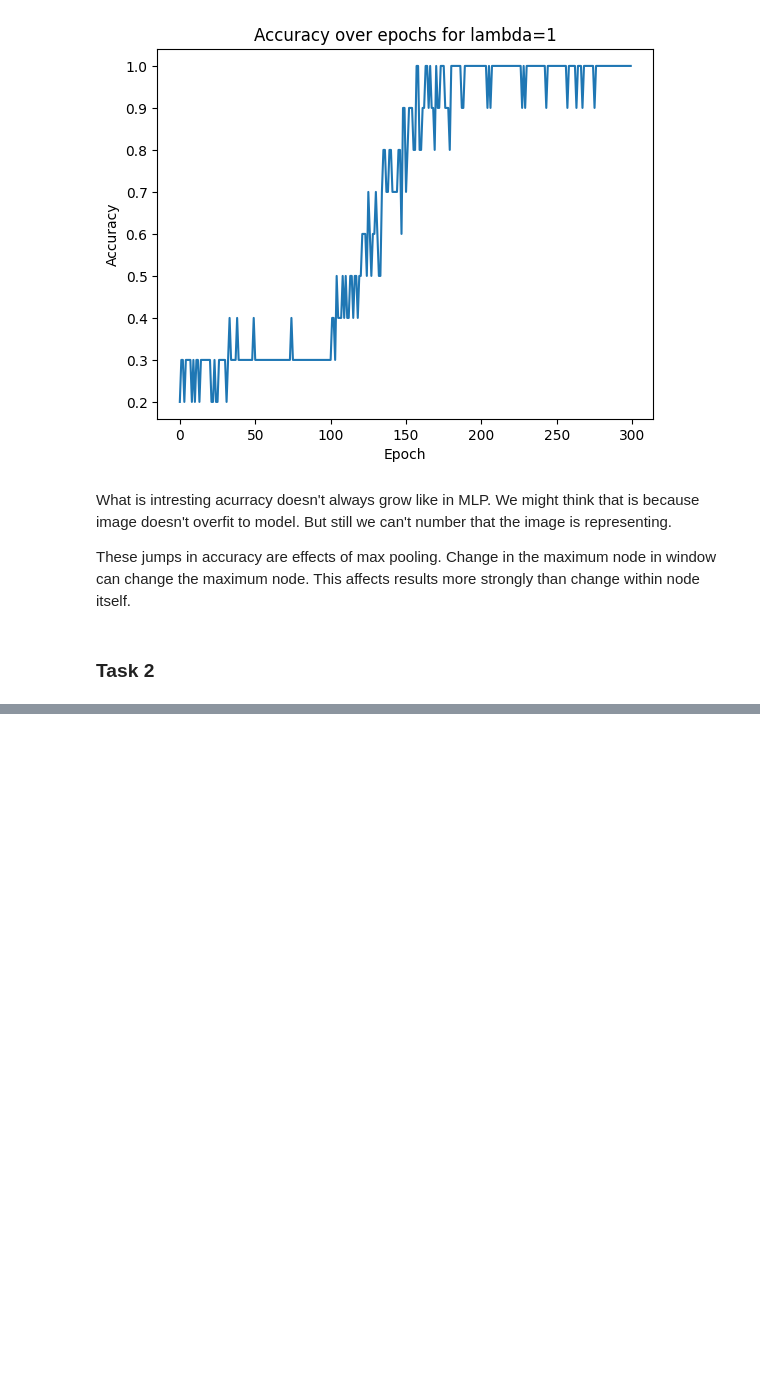
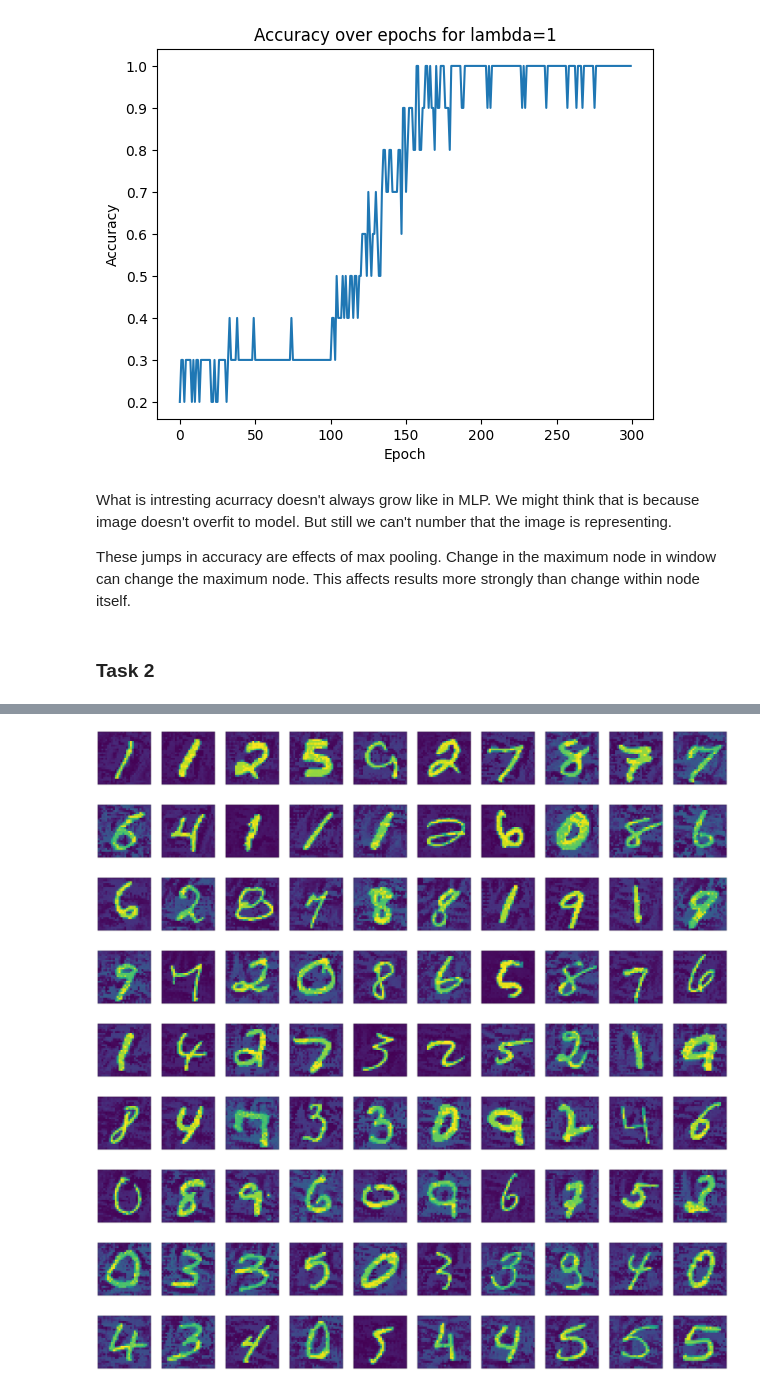
Before and after one commit to kussy29/machine_learning, a Jupyter notebook: lab10_convolutional_neural_network_cnn.ipynb, the cells around one changed output, grey strips where cells are left out. Drawn from its saved outputs; the diff is of its cells as text; code cells hidden in the pictures; blank space fills up the shorter version.

```diff
--- a/lab10_convolutional_neural_network_cnn.ipynb
+++ b/lab10_convolutional_neural_network_cnn.ipynb
@@ -333,11 +329,16 @@ while i<90:
     found_digits[label]+=1
     targets[i]=label
     i+=1
-fake_targets=[]
+fake_targets_possible=[]
 for i in range(10):
   possible=list(range(10))
   possible.remove(i)
-  fake_targets+=possible
+  fake_targets_possible.append(possible)
+
+fake_targets=[]
+for i in range(90):
+  fake_targets_index=fake_targets_possible[targets[i]].pop()
+  fake_targets.append(fake_targets_index)
 
 fake_targets=torch.LongTensor(fake_targets)
 targets=torch.LongTensor(targets)
@@ -470,0 +462,24 @@ SyntaxError: invalid syntax (<ipython-input-54-76eca6973684>, line 4)
+# %%
+with open('deltas.npy', 'rb') as f:
+  deltas_np=np.load(f)
+with open('samples.npy', 'rb') as f:
+  samples_np=np.load(f)
+
+deltas=[torch.tensor(delta) for delta in deltas_np]
+samples=torch.tensor(samples_np)
+# %%
+# This is done for lambda=0.01
+# It can be done for every lambda by changing x in deltas[x][i*10:(i+1)*10,:,:,:]
+# 0: lambda=0.01, 1: 0.1, 2: 1, 3:10
+for i in range(9):
+  display_numbers((samples[i*10:(i+1)*10,:,:,:]+deltas[0][i*10:(i+1)*10,:,:,:]).cpu().detach().numpy())
+# %% [output]
+[figure, added]
+[figure, added]
+[figure, added]
+[figure, added]
+[figure, added]
+[figure, added]
+[figure, added]
+[figure, added]
+[figure, added]
```
Also changed, not shown: parts of 10 cells of this notebook.
